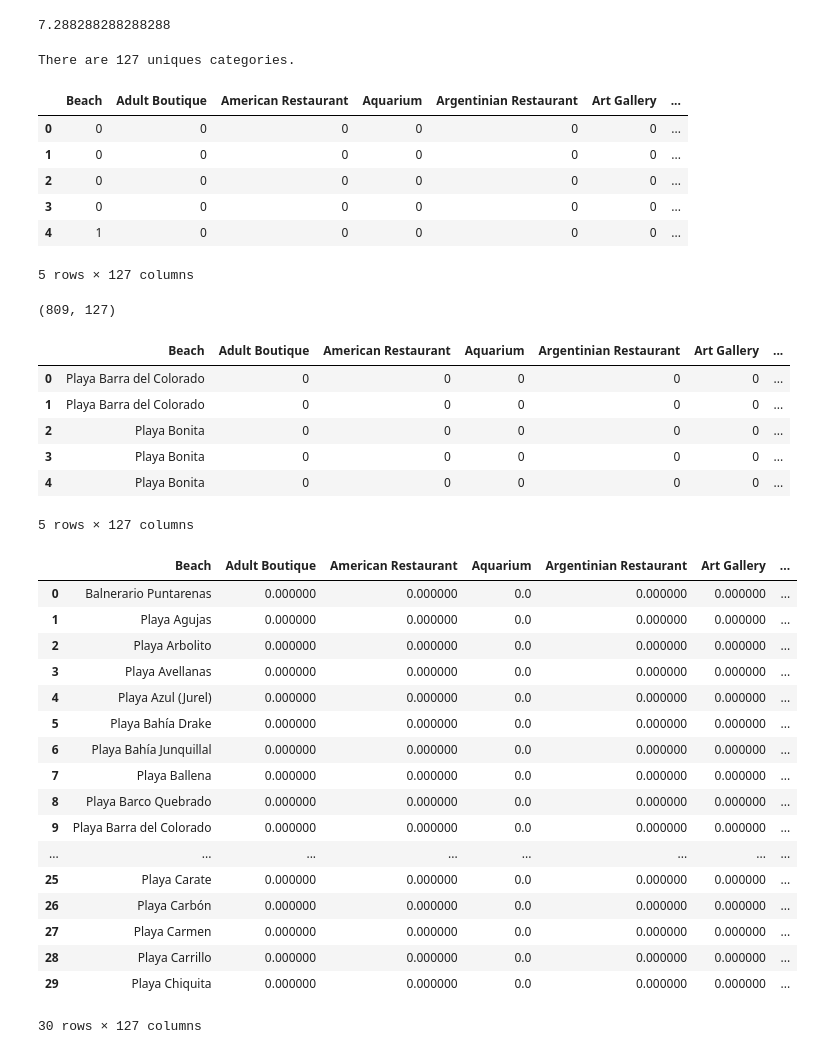
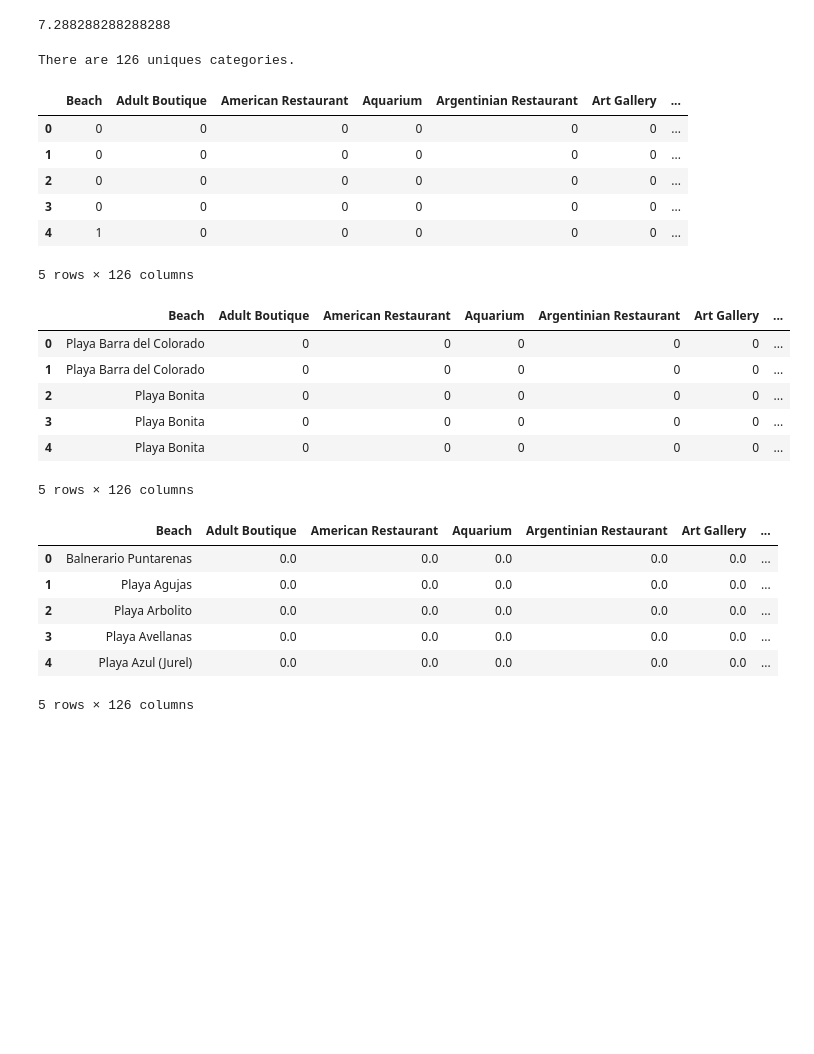
Before and after one commit to jesagocr/DataScience_IBM_Coursera_Capstone, a Jupyter notebook: projectBeaches.ipynb, the cells around one changed output. Saved outputs shown, nothing was run; the diff lists cells and outputs as text; code cells hidden in the pictures; blank space fills up the shorter version.

```diff
--- a/projectBeaches.ipynb
+++ b/projectBeaches.ipynb
@@ -705,10 +705,10 @@ l = 'l'
 lo = 'lo'
 radius = 500
 # %%
-l = df2.loc[0, 'lati'] # neighborhood latitude value
-lo = df2.loc[0, 'long'] # neighborhood longitude value
+l = df.loc[0, 'lati'] # neighborhood latitude value
+lo = df.loc[0, 'long'] # neighborhood longitude value
 
-name = df2.loc[0, 'Beaches'] # neighborhood name
+name = df.loc[0, 'Beaches'] # neighborhood name
 
 print('Latitude and longitude values of {} are {}, {}'.format(name,
                                                                 l,
@@ -884,9 +870,9 @@ def getNearbyVenues(names, latitudes, longitudes, latitudes2, longitudes2, radiu
 
     return(nearby_venues)
 # %%
-be_venues = getNearbyVenues(names=df2['Beaches'],
-                                  latitudes=df2['lati'],
-                                longitudes=df2['long'],
+be_venues = getNearbyVenues(names=df['Beaches'],
+                                  latitudes=df['lati'],
+                                longitudes=df['long'],
                                 latitudes2 = ls_lt,
                                 longitudes2 = ls_ln
                                   )
@@ -974,7 +908,7 @@ n_items['Venue'].mean()
 # %%
 print('There are {} uniques categories.'.format(len(be_venues['Venue Category'].unique())))
 # %% [output]
-There are 127 uniques categories.
+There are 126 uniques categories.
 # %%
 onehot = pd.get_dummies(be_venues[['Venue Category']], prefix="", prefix_sep="")
 # %%
@@ -990,11 +924,7 @@ onehot.head()
 | 2 | 0 | 0 | 0 | 0 | 0 | 0 | ... |
 | 3 | 0 | 0 | 0 | 0 | 0 | 0 | ... |
 | 4 | 1 | 0 | 0 | 0 | 0 | 0 | ... |
-5 rows × 127 columns
+5 rows × 126 columns
-# %%
-onehot.shape
-# %% [output]
-(809, 127)
 # %%
 onehot['Beach'] = be_venues['Beach']
 onehot.head()
@@ -1005,29 +935,18 @@ onehot.head()
 | 2 | Playa Bonita | 0 | 0 | 0 | 0 | 0 | ... |
 | 3 | Playa Bonita | 0 | 0 | 0 | 0 | 0 | ... |
 | 4 | Playa Bonita | 0 | 0 | 0 | 0 | 0 | ... |
-5 rows × 127 columns
+5 rows × 126 columns
 # %%
 grouped = onehot.groupby('Beach').mean().reset_index()
-grouped.head(30)
+grouped.head()
 # %% [output]
 |  | Beach | Adult Boutique | American Restaurant | Aquarium | Argentinian Restaurant | Art Gallery | ... |
-| 0 | Balnerario Puntarenas | 0.000000 | 0.000000 | 0.0 | 0.000000 | 0.000000 | ... |
-| 1 | Playa Agujas | 0.000000 | 0.000000 | 0.0 | 0.000000 | 0.000000 | ... |
-| 2 | Playa Arbolito | 0.000000 | 0.000000 | 0.0 | 0.000000 | 0.000000 | ... |
-| 3 | Playa Avellanas | 0.000000 | 0.000000 | 0.0 | 0.000000 | 0.000000 | ... |
-| 4 | Playa Azul (Jurel) | 0.000000 | 0.000000 | 0.0 | 0.000000 | 0.000000 | ... |
-| 5 | Playa Bahía Drake | 0.000000 | 0.000000 | 0.0 | 0.000000 | 0.000000 | ... |
-| 6 | Playa Bahía Junquillal | 0.000000 | 0.000000 | 0.0 | 0.000000 | 0.000000 | ... |
-| 7 | Playa Ballena | 0.000000 | 0.000000 | 0.0 | 0.000000 | 0.000000 | ... |
-| 8 | Playa Barco Quebrado | 0.000000 | 0.000000 | 0.0 | 0.000000 | 0.000000 | ... |
-| 9 | Playa Barra del Colorado | 0.000000 | 0.000000 | 0.0 | 0.000000 | 0.000000 | ... |
-| ... | ... | ... | ... | ... | ... | ... | ... |
-| 25 | Playa Carate | 0.000000 | 0.000000 | 0.0 | 0.000000 | 0.000000 | ... |
-| 26 | Playa Carbón | 0.000000 | 0.000000 | 0.0 | 0.000000 | 0.000000 | ... |
-| 27 | Playa Carmen | 0.000000 | 0.000000 | 0.0 | 0.000000 | 0.000000 | ... |
-| 28 | Playa Carrillo | 0.000000 | 0.000000 | 0.0 | 0.000000 | 0.000000 | ... |
-| 29 | Playa Chiquita | 0.000000 | 0.000000 | 0.0 | 0.000000 | 0.000000 | ... |
+| 0 | Balnerario Puntarenas | 0.0 | 0.0 | 0.0 | 0.0 | 0.0 | ... |
+| 1 | Playa Agujas | 0.0 | 0.0 | 0.0 | 0.0 | 0.0 | ... |
+| 2 | Playa Arbolito | 0.0 | 0.0 | 0.0 | 0.0 | 0.0 | ... |
+| 3 | Playa Avellanas | 0.0 | 0.0 | 0.0 | 0.0 | 0.0 | ... |
+| 4 | Playa Azul (Jurel) | 0.0 | 0.0 | 0.0 | 0.0 | 0.0 | ... |
-30 rows × 127 columns
+5 rows × 126 columns
 # %%
 def return_most_common_venues(row, num_top_venues):
     row_categories = row.iloc[1:]
```
Also changed, not shown: parts of 20 cells of this notebook, 1 other file.
